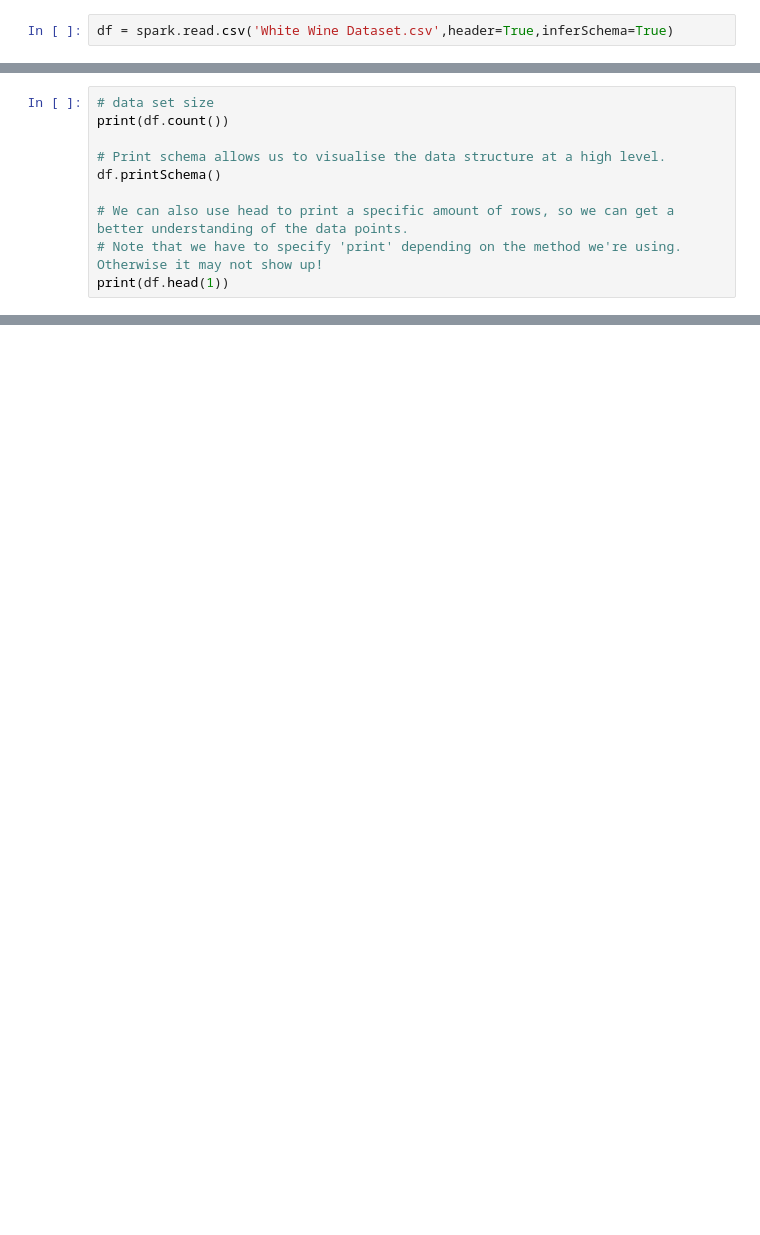
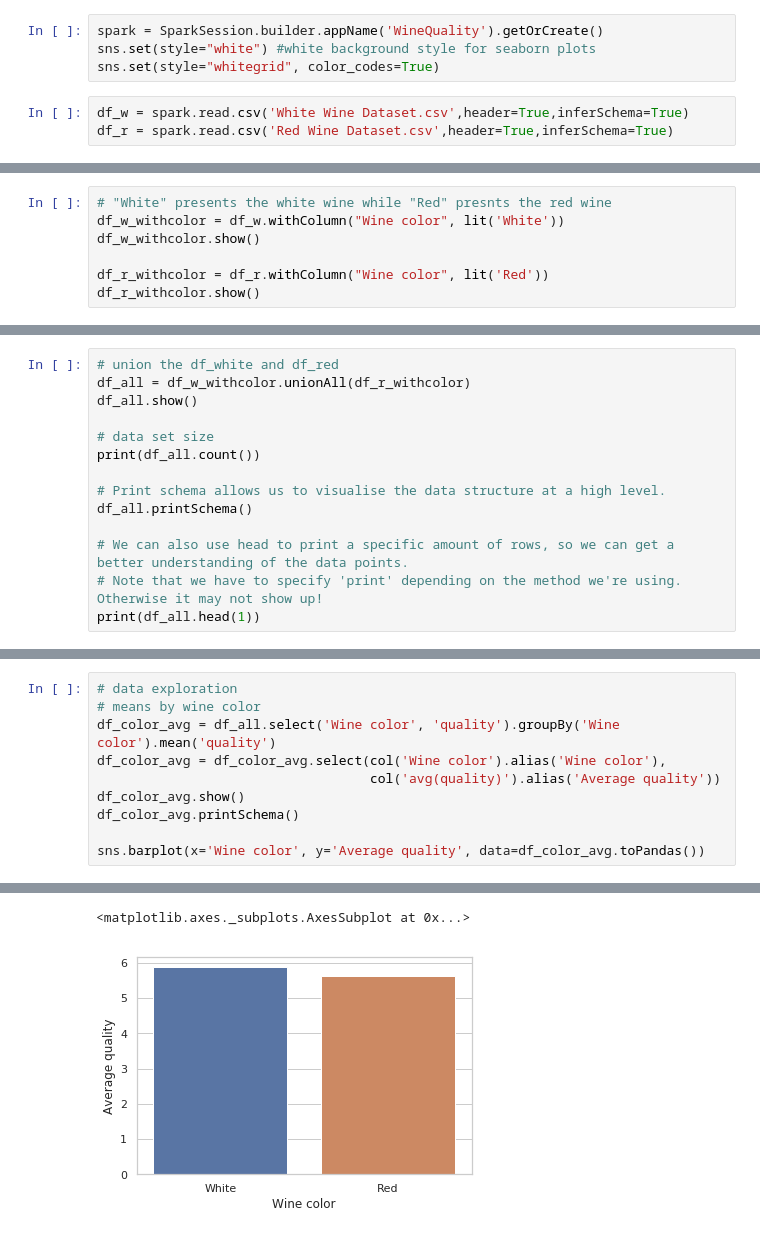
Before and after one commit to Dashuailiu/aws-instance, a Jupyter notebook: Wine quality/Wine quality.ipynb, the cells around one changed output, grey strips where cells are left out. Cells and saved outputs as stored; diff of their text form; blank space fills up the shorter version.

Commit message:
Data Exploration and cleaning

```diff
--- a/Wine quality/Wine quality.ipynb
+++ b/Wine quality/Wine quality.ipynb
@@ -7,2 +14,7 @@ spark = SparkSession.builder.appName('WineQuality').getOrCreate()
+# %%
+spark = SparkSession.builder.appName('WineQuality').getOrCreate()
+sns.set(style="white") #white background style for seaborn plots
+sns.set(style="whitegrid", color_codes=True)
 # %%
-df = spark.read.csv('White Wine Dataset.csv',header=True,inferSchema=True)
+df_w = spark.read.csv('White Wine Dataset.csv',header=True,inferSchema=True)
+df_r = spark.read.csv('Red Wine Dataset.csv',header=True,inferSchema=True)
@@ -28,0 +21,7 @@ only showing top 20 rows
+# %%
+# "White" presents the white wine while "Red" presnts the red wine
+df_w_withcolor = df_w.withColumn("Wine color", lit('White'))
+df_w_withcolor.show()
+
+df_r_withcolor = df_r.withColumn("Wine color", lit('Red'))
+df_r_withcolor.show()
@@ -29,11 +46,15 @@ only showing top 20 rows
 # %%
+# union the df_white and df_red
+df_all = df_w_withcolor.unionAll(df_r_withcolor)
+df_all.show()
+
 # data set size
-print(df.count())
+print(df_all.count())
 
 # Print schema allows us to visualise the data structure at a high level.
-df.printSchema()
+df_all.printSchema()
 
 # We can also use head to print a specific amount of rows, so we can get a better understanding of the data points.
 # Note that we have to specify 'print' depending on the method we're using. Otherwise it may not show up!
-print(df.head(1))
+print(df_all.head(1))
 # %% [output]
@@ -80,0 +104,11 @@ df.select('fixed acidity', 'density', 'pH', 'quality').describe().show()
+# %%
+# data exploration
+# means by wine color
+df_color_avg = df_all.select('Wine color', 'quality').groupBy('Wine color').mean('quality')
+df_color_avg = df_color_avg.select(col('Wine color').alias('Wine color'),
+                                   col('avg(quality)').alias('Average quality'))
+df_color_avg.show()
+df_color_avg.printSchema()
+
+sns.barplot(x='Wine color', y='Average quality', data=df_color_avg.toPandas())
+# %% [output]
@@ -80,0 +125,2 @@ df.select('fixed acidity', 'density', 'pH', 'quality').describe().show()
+<matplotlib.axes._subplots.AxesSubplot at 0x...>
+[figure, added]
```
Also changed, not shown: parts of 27 cells of this notebook, 7 other files.
